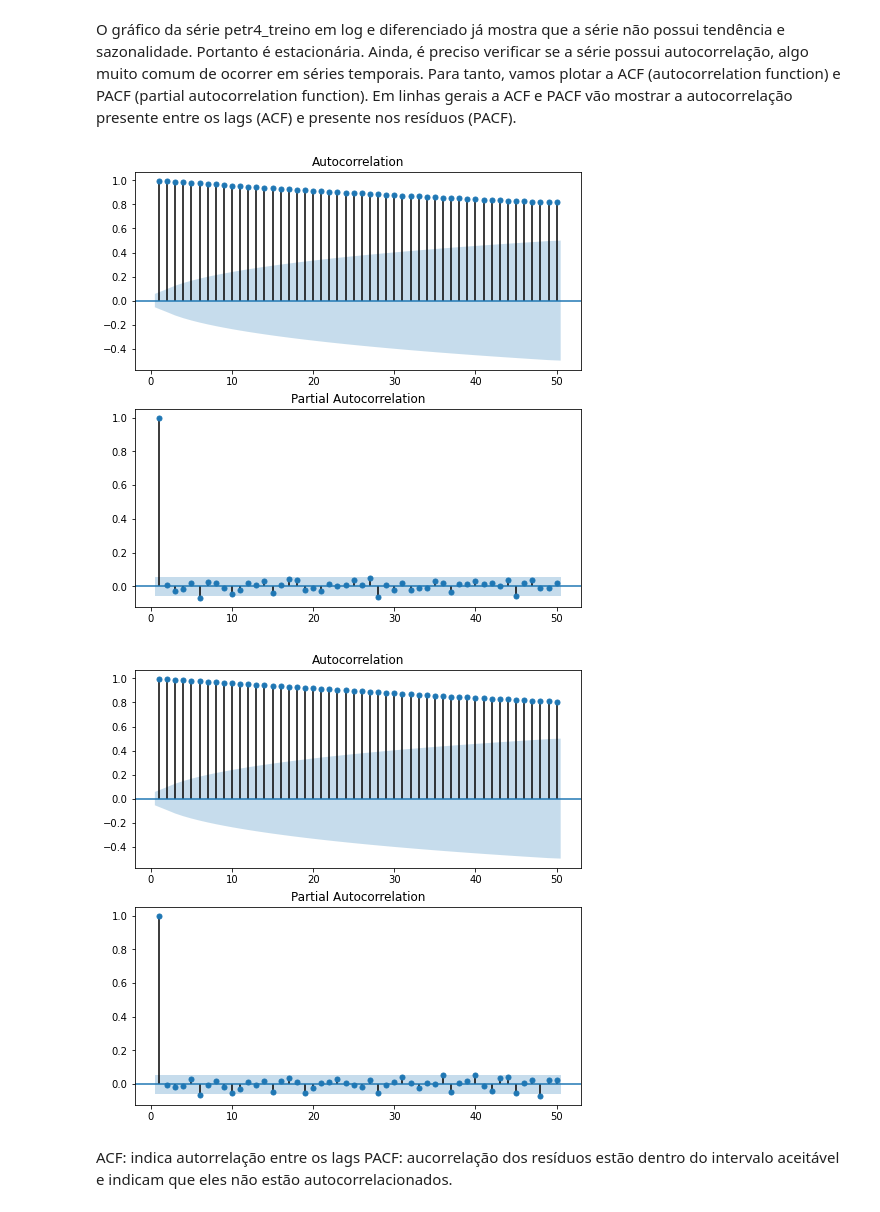
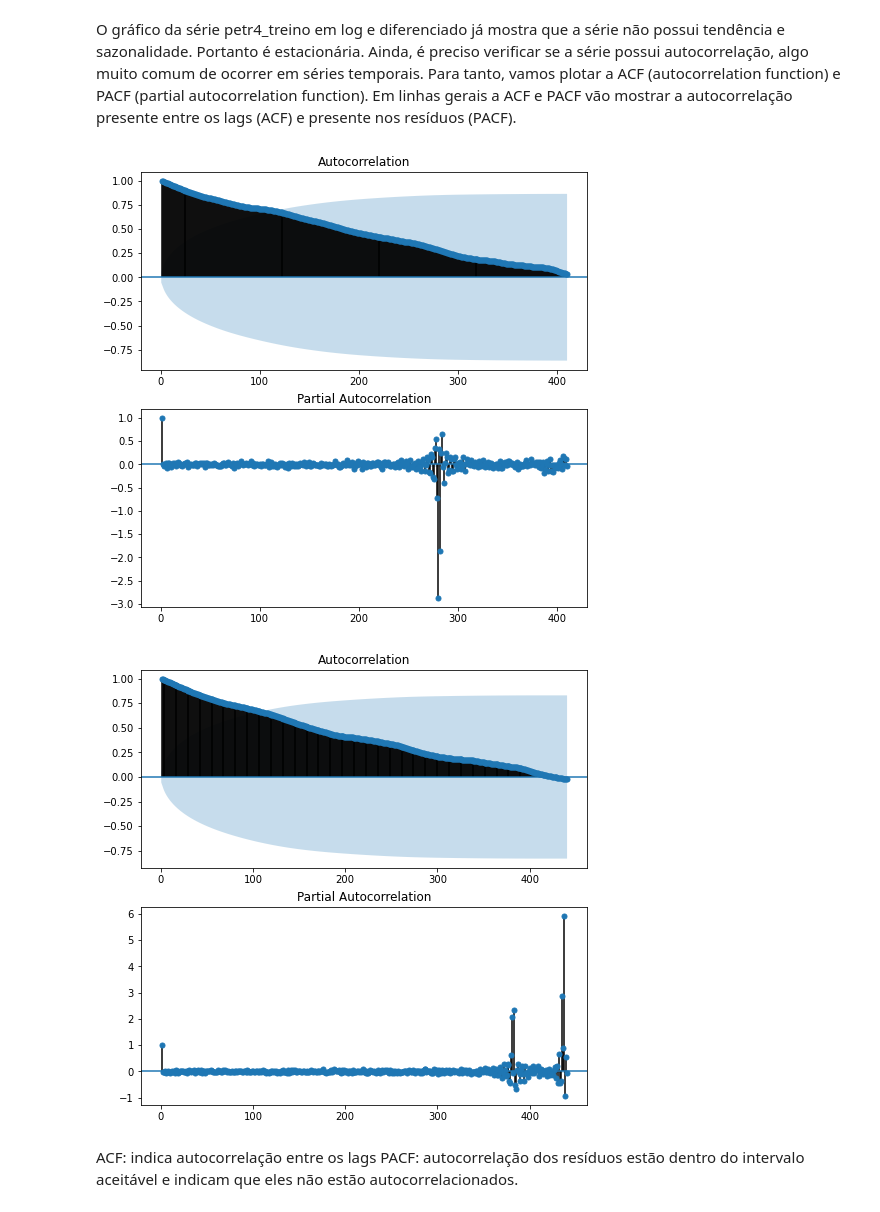
Before and after one commit to luanavsr/awari-projeto, a Jupyter notebook: TimeSeriesArima.ipynb, the cells around one changed output. Cells and saved outputs as stored; diff of their text form; code cells hidden in the pictures.

```diff
--- a/TimeSeriesArima.ipynb
+++ b/TimeSeriesArima.ipynb
@@ -175,29 +178,29 @@ from statsmodels.graphics.tsaplots import plot_acf, plot_pacf
 # %%
 #Criando a figura para os dados de treino (sem tratamento)
 fig, (ax1, ax2) = plt.subplots(2,1, figsize=(8,8))
 
-# ACF para os dados de treino log
-plot_acf(petr4_treino, lags=50, zero=False, ax=ax1)
+# ACF para os dados de treino
+plot_acf(petr4_treino, lags=410, zero=False, ax=ax1)
 
-# PACF para os dados de treino log
-plot_pacf(petr4_treino, lags=50, zero=False, ax=ax2)
+# PACF para os dados de treino
+plot_pacf(petr4_treino, lags=410, zero=False, ax=ax2)
 
 plt.show()
 # %% [output]
-[figure, old version]
+[figure, new version]
 # %%
 #Criando a figura para os dados em log
 fig, (ax1, ax2) = plt.subplots(2,1, figsize=(8,8))
 
 # ACF para os dados de treino log
-plot_acf(petr4_treino_log, lags=50, zero=False, ax=ax1)
+plot_acf(petr4_treino_log, lags=440,zero=False, ax=ax1)
 
 # PACF para os dados de treino log
-plot_pacf(petr4_treino_log, lags=50, zero=False, ax=ax2)
+plot_pacf(petr4_treino_log, lags=440,zero=False, ax=ax2)
 
 plt.show()
 # %% [output]
-[figure, old version]
+[figure, new version]
 # %% [markdown]
-ACF: indica autorrelação entre os lags
-PACF: aucorrelação dos resíduos estão dentro do intervalo aceitável e indicam que eles não estão autocorrelacionados.
+ACF: indica autocorrelação entre os lags
+PACF: autocorrelação dos resíduos estão dentro do intervalo aceitável e indicam que eles não estão autocorrelacionados.
```
Also changed, not shown: parts of 9 cells of this notebook.
